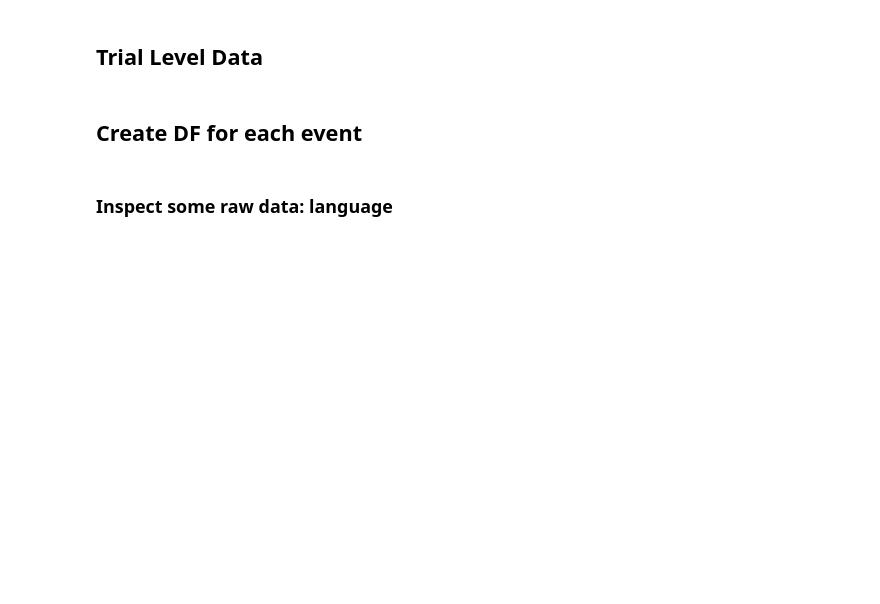
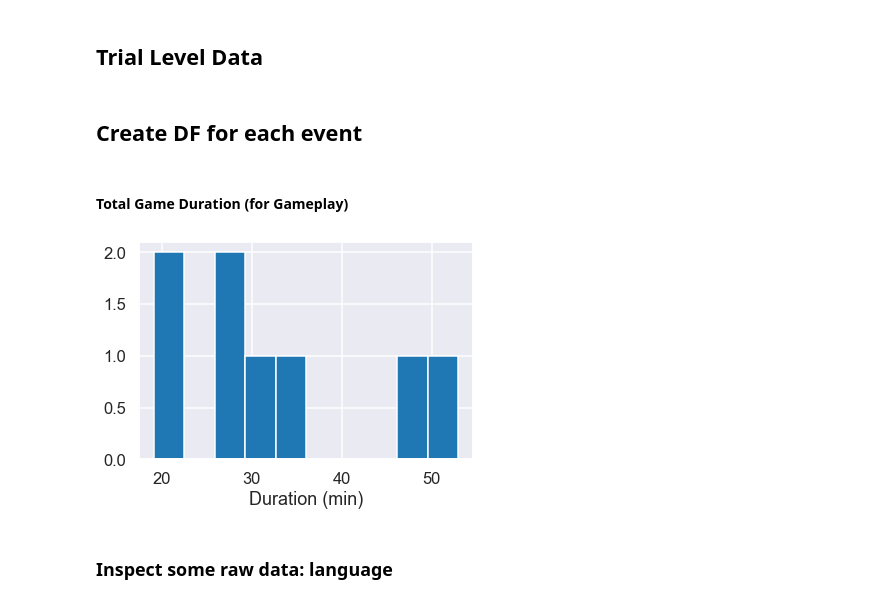
Before and after one commit to cogtoolslab/compositional-abstractions, a Jupyter notebook: analysis/compabs_analysis.ipynb, the cells around one changed output. Drawn from its saved outputs; the diff is of its cells as text; code cells hidden in the pictures; blank space fills up the shorter version.

```diff
--- a/analysis/compabs_analysis.ipynb
+++ b/analysis/compabs_analysis.ipynb
@@ -270,9 +304,17 @@ Bonus: nan
 ## Create DF for each event
 # %%
 #read in dataframes from each eventType
-df_block = pd.read_csv('../results/csv/compabs_block_livetest0.csv')
-df_chat = pd.read_csv('../results/csv/compabs_chat_livetest0.csv')
-df_exit = pd.read_csv('../results/csv/compabs_exit_livetest0.csv')
-df_trial = pd.read_csv('../results/csv/compabs_trial_livetest0.csv')
+df_block = pd.read_csv('../results/csv/compabs_block_pilot0.csv')
+df_chat = pd.read_csv('../results/csv/compabs_chat_pilot0.csv')
+df_exit = pd.read_csv('../results/csv/compabs_exit_pilot0.csv')
+df_trial = pd.read_csv('../results/csv/compabs_trial_pilot0.csv')
+# %% [markdown]
+#### Total Game Duration (for Gameplay)
+# %%
+(df_exit.groupby(['gameid'])['totalLength'].max()/60000).hist()
+plt.xlabel("Duration (min)")
+plt.show()
+# %% [output]
+[figure, added]
 # %% [markdown]
 ### Inspect some raw data: language
```
Also changed, not shown: parts of 32 cells of this notebook.
